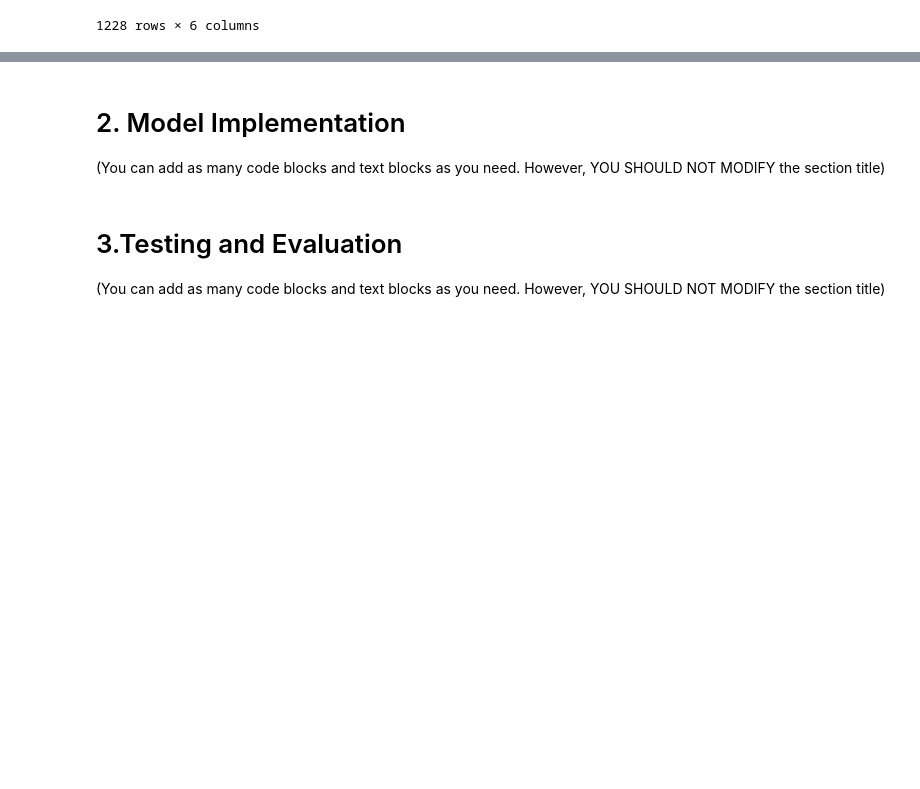
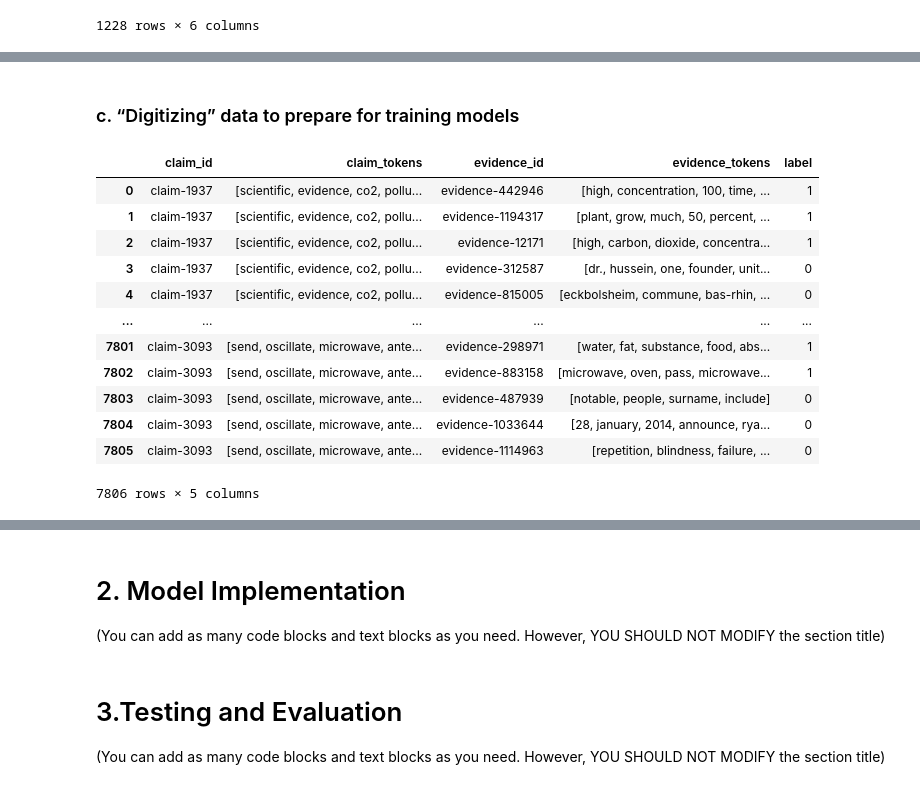
Before and after one commit to Nooob233/COMP90042_2025, a Jupyter notebook: code_files/ximingwan/GroupID__COMP90042_Project_2025.ipynb, the cells around one changed output, grey strips where cells are left out. Saved outputs shown, nothing was run; the diff lists cells and outputs as text; code cells hidden in the pictures; blank space fills up the shorter version.

```diff
--- a/code_files/ximingwan/GroupID__COMP90042_Project_2025.ipynb
+++ b/code_files/ximingwan/GroupID__COMP90042_Project_2025.ipynb
@@ -312,0 +297,63 @@ df_dev
+# %% [markdown]
+### c. “Digitizing” data to prepare for training models
+# %%
+import random
+import pandas as pd
+from tqdm import tqdm
+
+# Construct claim-evidence-label sample pairs
+def construct_training_pairs(df_claims, evidence_token_dict, num_negatives=5, seed=42):
+    """
+    Build positive and negative pairs for each claim and use tqdm to show the progress.
+    """
+    random.seed(seed)
+    pairs = []
+    all_evidence_ids = list(evidence_token_dict.keys())
+
+    # tqdm wraps iterrows() and displays a progress bar
+    for _, row in tqdm(df_claims.iterrows(), total=len(df_claims), desc="Constructing pairs"):
+        claim_id = row['id']
+        claim_tokens = row['claim_tokens']
+        gold_ids = row['evidences']
+
+        # Get all positive sample (label=1)
+        for evid_id in gold_ids:
+            if evid_id in evidence_token_dict:
+                pairs.append({
+                    'claim_id': claim_id,
+                    'claim_tokens': claim_tokens,
+                    'evidence_id': evid_id,
+                    'evidence_tokens': evidence_token_dict[evid_id],
+                    'label': 1
+                })
+
+        # Randomly select 5 negative samples (label=0)
+        non_gold = list(set(all_evidence_ids) - set(gold_ids))
+        negative_ids = random.sample(non_gold, min(num_negatives, len(non_gold)))
+        for evid_id in negative_ids:
+            pairs.append({
+                'claim_id': claim_id,
+                'claim_tokens': claim_tokens,
+                'evidence_id': evid_id,
+                'evidence_tokens': evidence_token_dict[evid_id],
+                'label': 0
+            })
+
+    return pd.DataFrame(pairs)
+
+train_pairs = construct_training_pairs(df_train, evidence_data_tokens, num_negatives=3)
+train_pairs
+# %% [output]
+|  | claim_id | claim_tokens | evidence_id | evidence_tokens | label |
+| 0 | claim-1937 | [scientific, evidence, co2, pollu... | evidence-442946 | [high, concentration, 100, time, ... | 1 |
+| 1 | claim-1937 | [scientific, evidence, co2, pollu... | evidence-1194317 | [plant, grow, much, 50, percent, ... | 1 |
+| 2 | claim-1937 | [scientific, evidence, co2, pollu... | evidence-12171 | [high, carbon, dioxide, concentra... | 1 |
+| 3 | claim-1937 | [scientific, evidence, co2, pollu... | evidence-312587 | [dr., hussein, one, founder, unit... | 0 |
+| 4 | claim-1937 | [scientific, evidence, co2, pollu... | evidence-815005 | [eckbolsheim, commune, bas-rhin, ... | 0 |
+| ... | ... | ... | ... | ... | ... |
+| 7801 | claim-3093 | [send, oscillate, microwave, ante... | evidence-298971 | [water, fat, substance, food, abs... | 1 |
+| 7802 | claim-3093 | [send, oscillate, microwave, ante... | evidence-883158 | [microwave, oven, pass, microwave... | 1 |
+| 7803 | claim-3093 | [send, oscillate, microwave, ante... | evidence-487939 | [notable, people, surname, include] | 0 |
+| 7804 | claim-3093 | [send, oscillate, microwave, ante... | evidence-1033644 | [28, january, 2014, announce, rya... | 0 |
+| 7805 | claim-3093 | [send, oscillate, microwave, ante... | evidence-1114963 | [repetition, blindness, failure, ... | 0 |
+7806 rows × 5 columns
```
Also changed, not shown: parts of 6 cells of this notebook, 1 other file.
